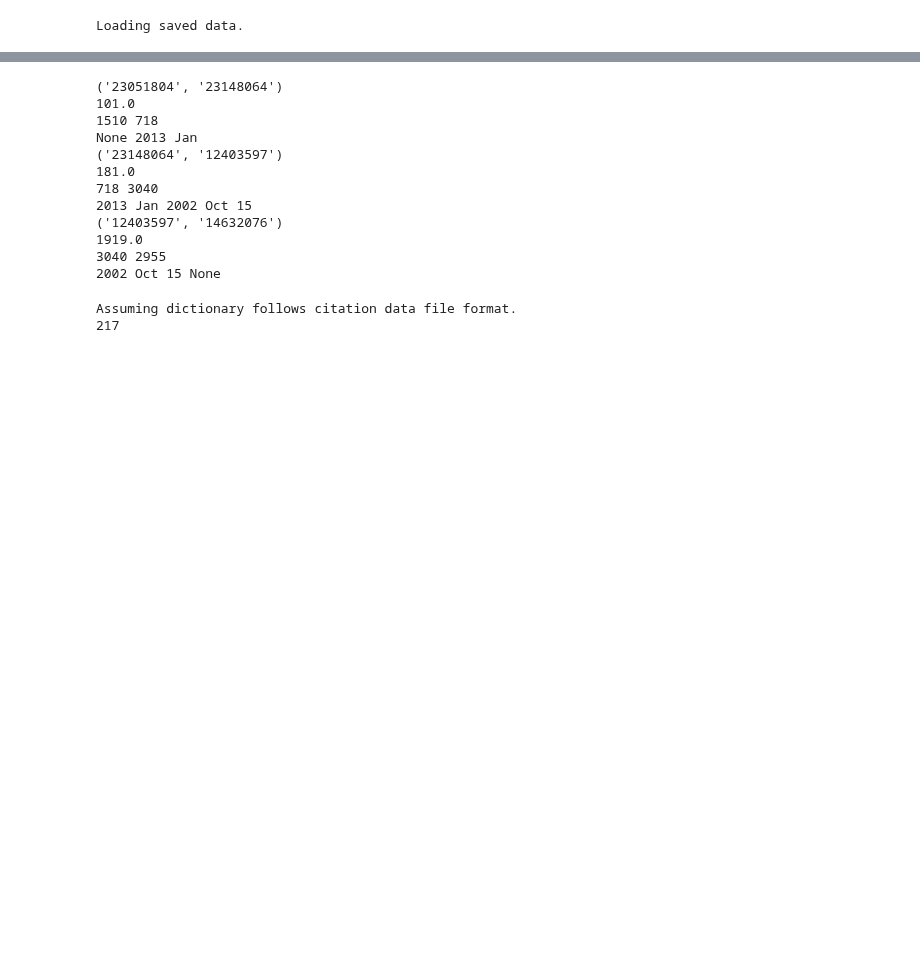
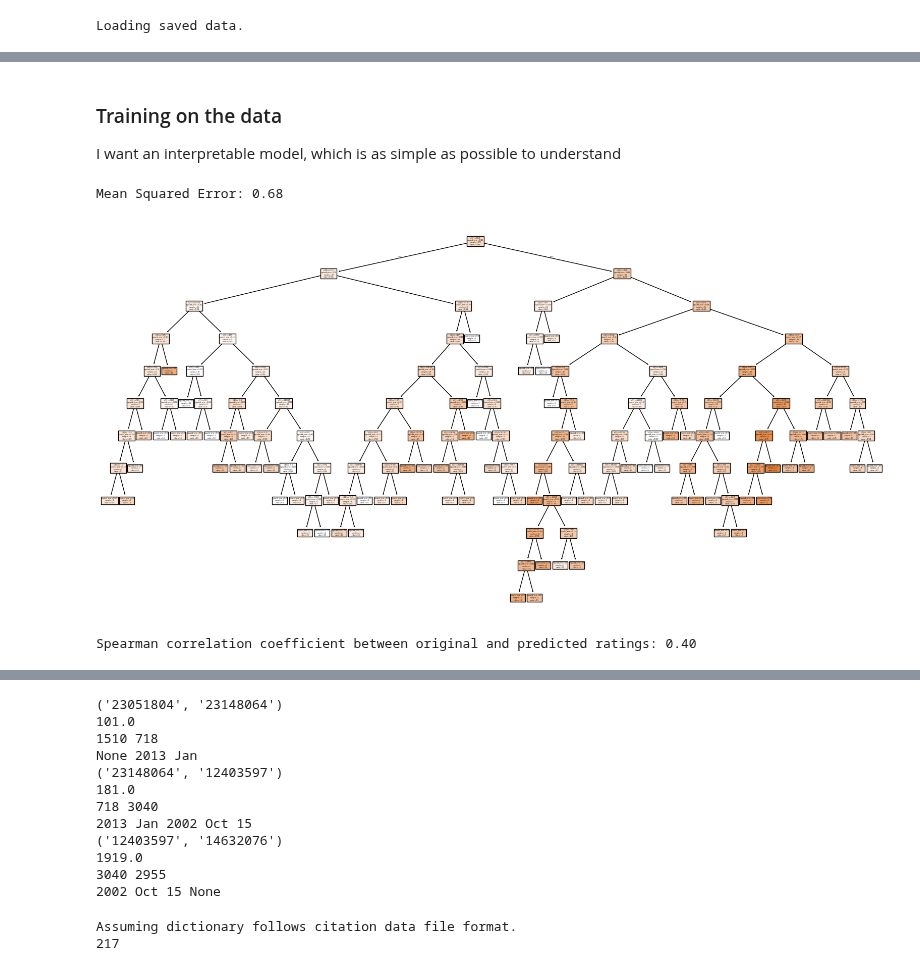
Before and after one commit to Workflomics/pubmetric, a Jupyter notebook: dev-viz-notebooks/ML_metric_eval.ipynb, the cells around one changed output, grey strips where cells are left out. Cells and saved outputs as stored; diff of their text form; code cells hidden in the pictures; blank space fills up the shorter version.

```diff
--- a/dev-viz-notebooks/ML_metric_eval.ipynb
+++ b/dev-viz-notebooks/ML_metric_eval.ipynb
@@ -66,0 +210,25 @@ def convert_to_tuples(list_of_lists):
+# %% [markdown]
+### Training on the data
+I want an interpretable model, which is as simple as possible to understand
+# %%
+# Decision trees
+model = DecisionTreeRegressor()
+model.fit(X_train, y_train)
+
+
+y_pred = model.predict(X_test)
+
+mse = mean_squared_error(y_test, y_pred) # idk if this is of value here with such an uneven split
+print(f'Mean Squared Error: {mse:.2f}')
+
+plt.figure(figsize=(20, 10))
+tree.plot_tree(model, filled=True)
+plt.show()
+
+correlation, _ = spearmanr(y_test, y_pred)
+
+print(f'Spearman correlation coefficient between original and predicted ratings: {correlation:.2f}')
+# %% [output]
+Mean Squared Error: 0.68
+[figure, added]
+Spearman correlation coefficient between original and predicted ratings: 0.40
```
Also changed, not shown: parts of 53 cells of this notebook, 1 other file.
